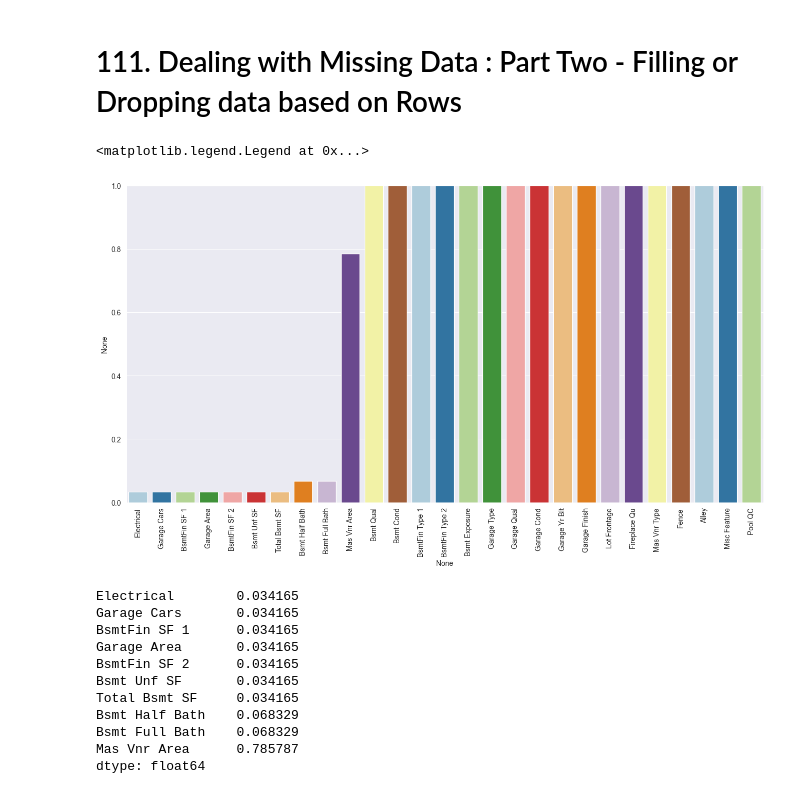
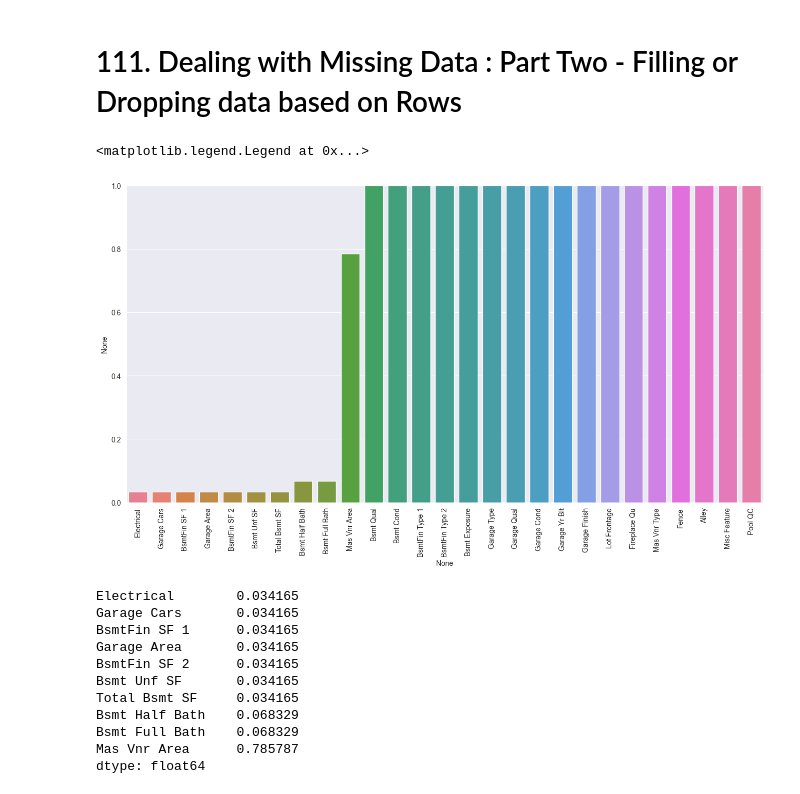
Before and after one commit to ZygimantasB/data_science_ml_learning, a Jupyter notebook: Section 11 Feature Engineering and Data Preparation/section_11.ipynb, the cells around one changed output. Drawn from its saved outputs; the diff is of its cells as text; code cells hidden in the pictures.

```diff
--- a/Section 11 Feature Engineering and Data Preparation/section_11.ipynb
+++ b/Section 11 Feature Engineering and Data Preparation/section_11.ipynb
@@ -332,15 +332,15 @@ plt.legend([],[], frameon=False)
 # %%
 plt.figure(figsize=[16, 8])
 
-sns.barplot(x=percent_nan.index, y=percent_nan, hue=percent_nan.index, palette=palette, legend=False)
+sns.barplot(x=percent_nan.index, y=percent_nan, hue=percent_nan.index, legend=False)
 plt.xticks(rotation=90)
 plt.ylim(0, 1)
 
 # To remove the legend that is now unnecessary
 plt.legend([],[], frameon=False)
 # %% [output]
 <matplotlib.legend.Legend at 0x...>
-[figure, old version]
+[figure, new version]
 # %%
 percent_nan[percent_nan < 1]
 # %% [output]
```
Also changed, not shown: parts of 34 cells of this notebook.
